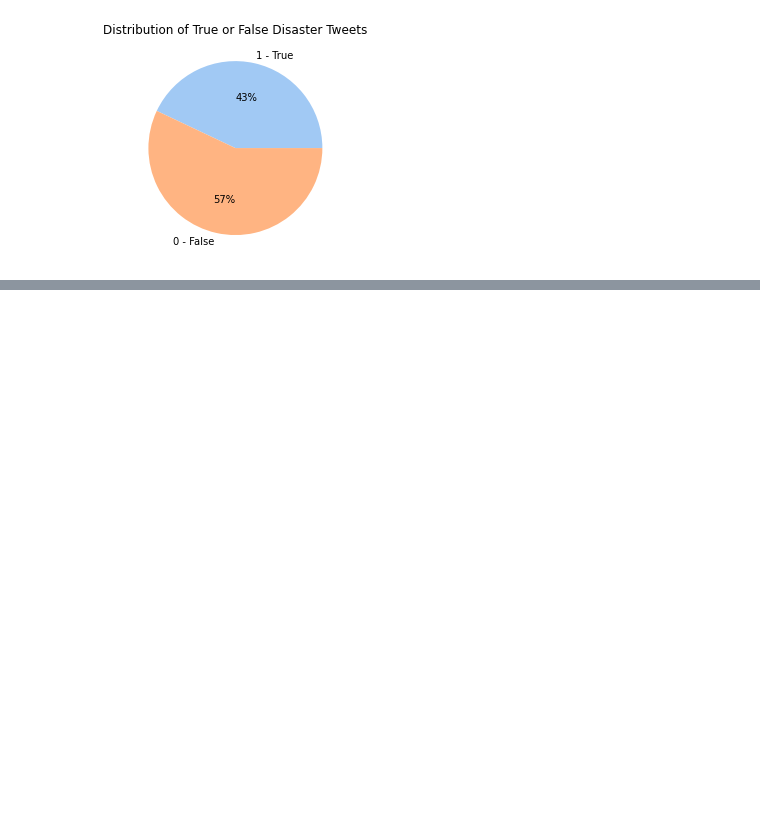
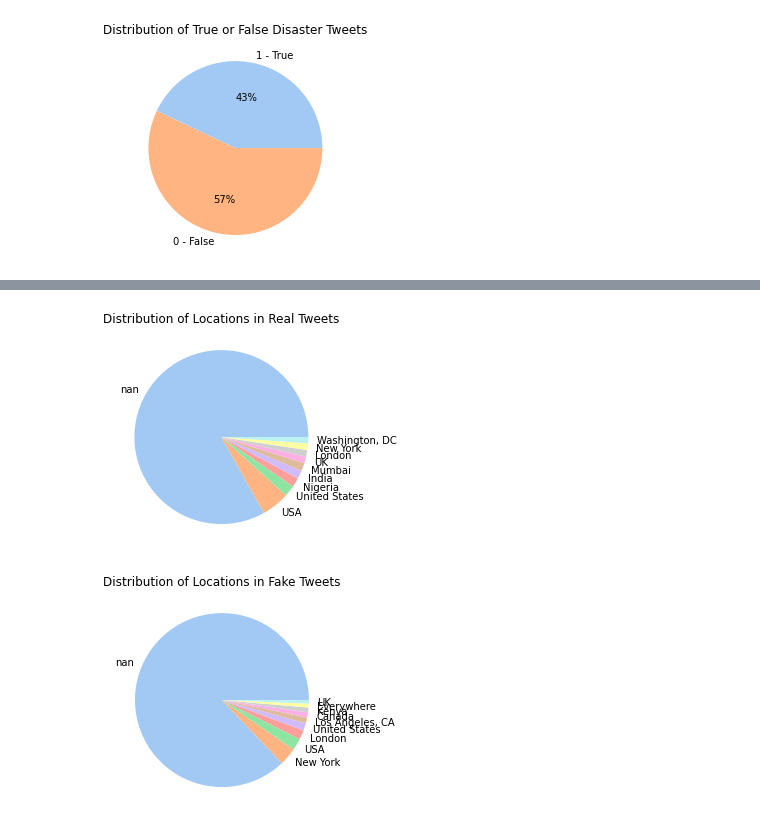
Before and after one commit to tenzinmigmar/disaster-tweet-text-classification, a Jupyter notebook: exploration_and_visualization.ipynb, the cells around one changed output, grey strips where cells are left out. Cells and saved outputs as stored; diff of their text form; code cells hidden in the pictures; blank space fills up the shorter version.

```diff
--- a/exploration_and_visualization.ipynb
+++ b/exploration_and_visualization.ipynb
@@ -98,9 +97,0 @@ most_popular(fake_punct_tokens, "Fake Disaster Tweet")
-# %%
-def tweet_length_distribution():
-    pass
-
-def location_distribution(df, feature):
-    sns.histplot(data=df, x=feature)
-
-def keyword_distribution():
-    pass
@@ -117,0 +98,16 @@ TODO:
+# %%
+def location_distribution(df, title):
+    locations = [location for location in df['location']]
+    counts = Counter(locations).most_common(10)
+    data = [value[1] for value in counts]
+    locations = [value[0] for value in counts]
+
+    plt.title(title)
+    plt.pie(data, labels = locations, colors = sns.color_palette('pastel')[0:10])
+    plt.show()
+# %%
+location_distribution(df_real, "Distribution of Locations in Real Tweets")
+location_distribution(df_fake, "Distribution of Locations in Fake Tweets")
+# %% [output]
+[figure, added]
+[figure, added]
```
Also changed, not shown: parts of 6 cells of this notebook.
